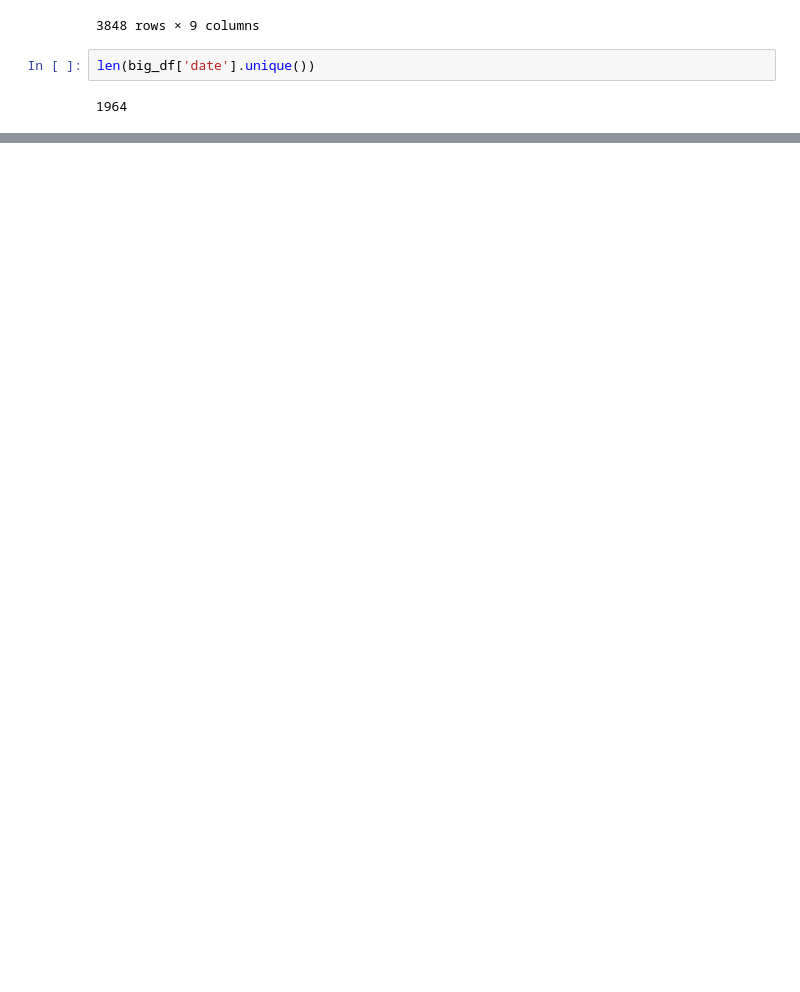
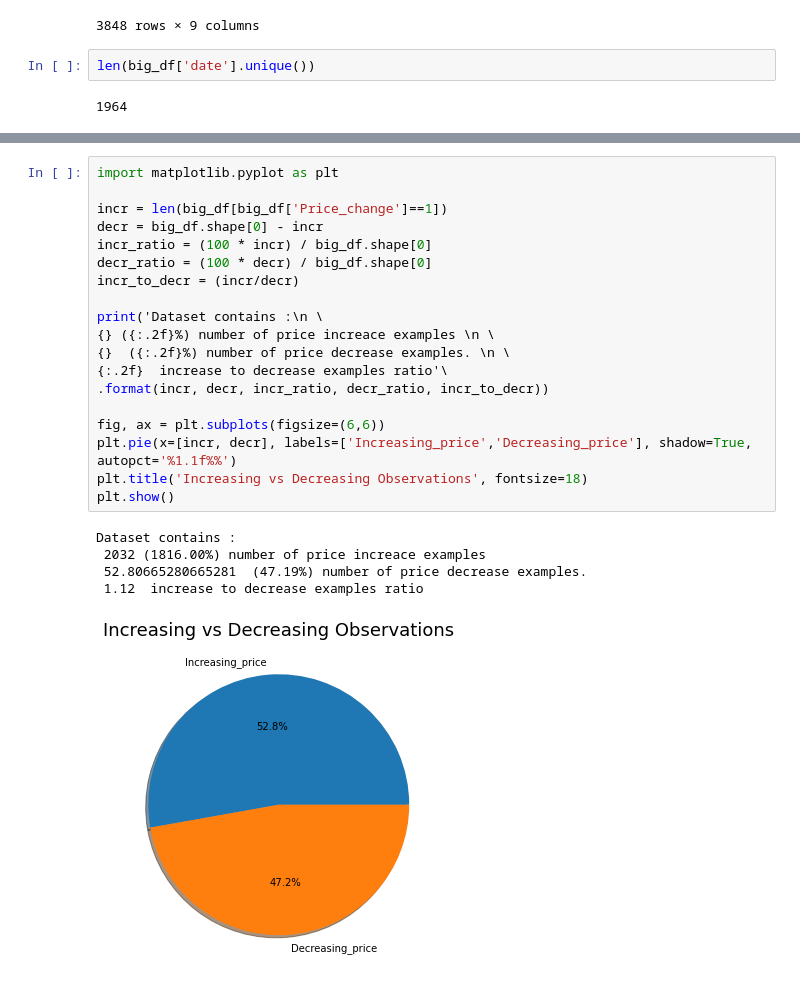
Before and after one commit to Poulinakis-Konstantinos/Stock_prediction_with_News_Sentiment_Analysis, a Jupyter notebook: create_dataset.ipynb, the cells around one changed output, grey strips where cells are left out. Saved outputs shown, nothing was run; the diff lists cells and outputs as text; blank space fills up the shorter version.

```diff
--- a/create_dataset.ipynb
+++ b/create_dataset.ipynb
@@ -135,0 +136,25 @@ big_df.to_csv('Datasets/8_comps.csv')
+# %%
+import matplotlib.pyplot as plt
+
+incr = len(big_df[big_df['Price_change']==1])
+decr = big_df.shape[0] - incr
+incr_ratio = (100 * incr) / big_df.shape[0]
+decr_ratio = (100 * decr) / big_df.shape[0]
+incr_to_decr = (incr/decr)
+
+print('Dataset contains :\n \
+{} ({:.2f}%) number of price increace examples \n \
+{}  ({:.2f}%) number of price decrease examples. \n \
+{:.2f}  increase to decrease examples ratio'\
+.format(incr, decr, incr_ratio, decr_ratio, incr_to_decr))
+
+fig, ax = plt.subplots(figsize=(6,6))
+plt.pie(x=[incr, decr], labels=['Increasing_price','Decreasing_price'], shadow=True, autopct='%1.1f%%')
+plt.title('Increasing vs Decreasing Observations', fontsize=18)
+plt.show()
+# %% [output]
+Dataset contains :
+ 2032 (1816.00%) number of price increace examples
+ 52.80665280665281  (47.19%) number of price decrease examples.
+ 1.12  increase to decrease examples ratio
+[figure, added]
```
Also changed, not shown: parts of 3 cells of this notebook, 2 other files.
